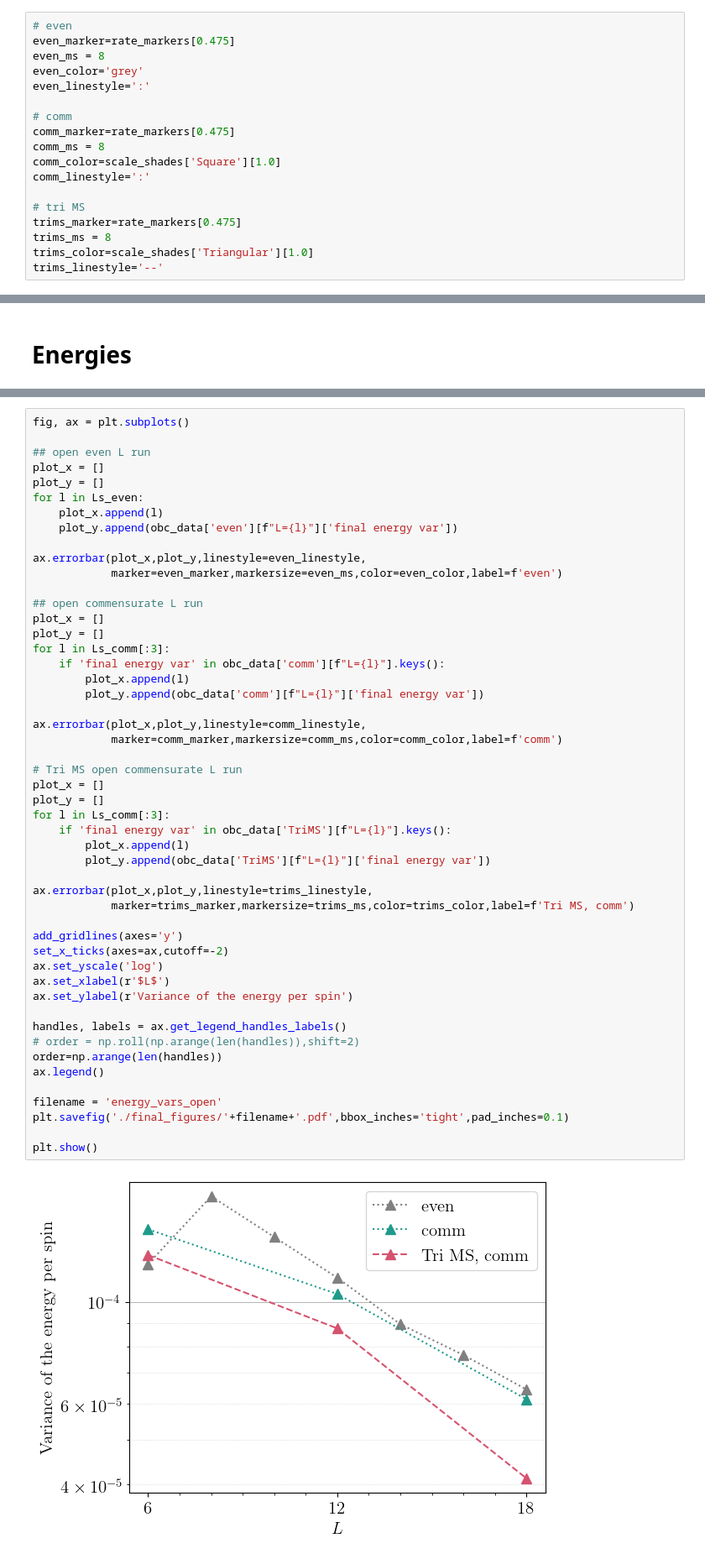
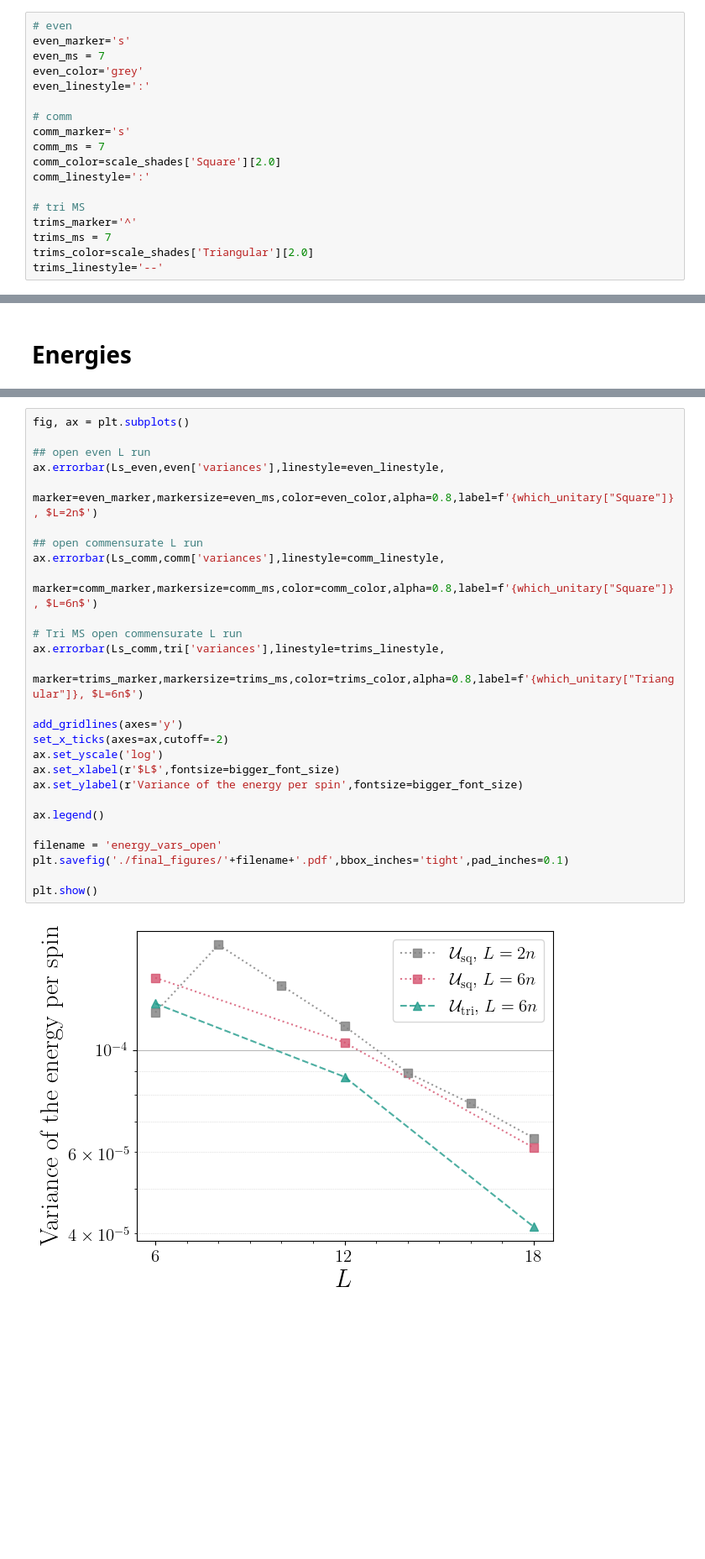
Before and after one commit to mschuylermoss/HeisenbergRNN, a Jupyter notebook: Triangular/final_plotting/open_boundary_conditions.ipynb, the cells around one changed output, grey strips where cells are left out. Shown at 84% size. Drawn from its saved outputs; the diff is of its cells as text; blank space fills up the shorter version.

```diff
--- a/Triangular/final_plotting/open_boundary_conditions.ipynb
+++ b/Triangular/final_plotting/open_boundary_conditions.ipynb
@@ -169,18 +52,18 @@ scale_shades = {'Square':{1.0:colors_sq[2],2.0:colors_sq[3],4.0:colors_sq[4]},'T
 # %%
 # even
-even_marker=rate_markers[0.475]
-even_ms = 8
+even_marker='s'
+even_ms = 7
 even_color='grey'
 even_linestyle=':'
 
 # comm
-comm_marker=rate_markers[0.475]
-comm_ms = 8
-comm_color=scale_shades['Square'][1.0]
+comm_marker='s'
+comm_ms = 7
+comm_color=scale_shades['Square'][2.0]
 comm_linestyle=':'
 
 # tri MS
-trims_marker=rate_markers[0.475]
-trims_ms = 8
-trims_color=scale_shades['Triangular'][1.0]
+trims_marker='^'
+trims_ms = 7
+trims_color=scale_shades['Triangular'][2.0]
 trims_linestyle='--'
@@ -311,52 +130,29 @@ plt.show()
 # %%
 fig, ax = plt.subplots()
 
 ## open even L run
-plot_x = []
-plot_y = []
-for l in Ls_even:
-    plot_x.append(l)
-    plot_y.append(obc_data['even'][f"L={l}"]['final energy var'])
-
-ax.errorbar(plot_x,plot_y,linestyle=even_linestyle,
-            marker=even_marker,markersize=even_ms,color=even_color,label=f'even')
+ax.errorbar(Ls_even,even['variances'],linestyle=even_linestyle,
+            marker=even_marker,markersize=even_ms,color=even_color,alpha=0.8,label=f'{which_unitary["Square"]}, $L=2n$')
 
 ## open commensurate L run
-plot_x = []
-plot_y = []
-for l in Ls_comm[:3]:
-    if 'final energy var' in obc_data['comm'][f"L={l}"].keys():
-        plot_x.append(l)
-        plot_y.append(obc_data['comm'][f"L={l}"]['final energy var'])
-
-ax.errorbar(plot_x,plot_y,linestyle=comm_linestyle,
-            marker=comm_marker,markersize=comm_ms,color=comm_color,label=f'comm')
+ax.errorbar(Ls_comm,comm['variances'],linestyle=comm_linestyle,
+            marker=comm_marker,markersize=comm_ms,color=comm_color,alpha=0.8,label=f'{which_unitary["Square"]}, $L=6n$')
 
 # Tri MS open commensurate L run
-plot_x = []
-plot_y = []
-for l in Ls_comm[:3]:
-    if 'final energy var' in obc_data['TriMS'][f"L={l}"].keys():
-        plot_x.append(l)
-        plot_y.append(obc_data['TriMS'][f"L={l}"]['final energy var'])
-
-ax.errorbar(plot_x,plot_y,linestyle=trims_linestyle,
-            marker=trims_marker,markersize=trims_ms,color=trims_color,label=f'Tri MS, comm')
+ax.errorbar(Ls_comm,tri['variances'],linestyle=trims_linestyle,
+            marker=trims_marker,markersize=trims_ms,color=trims_color,alpha=0.8,label=f'{which_unitary["Triangular"]}, $L=6n$')
 
 add_gridlines(axes='y')
 set_x_ticks(axes=ax,cutoff=-2)
 ax.set_yscale('log')
-ax.set_xlabel(r'$L$')
-ax.set_ylabel(r'Variance of the energy per spin')
+ax.set_xlabel(r'$L$',fontsize=bigger_font_size)
+ax.set_ylabel(r'Variance of the energy per spin',fontsize=bigger_font_size)
 
-handles, labels = ax.get_legend_handles_labels()
-# order = np.roll(np.arange(len(handles)),shift=2)
-order=np.arange(len(handles))
 ax.legend()
 
 filename = 'energy_vars_open'
 plt.savefig('./final_figures/'+filename+'.pdf',bbox_inches='tight',pad_inches=0.1)
 
 plt.show()
 # %% [output]
-[figure, old version]
+[figure, new version]
```
Also changed, not shown: parts of 25 cells of this notebook, 18 other files.
